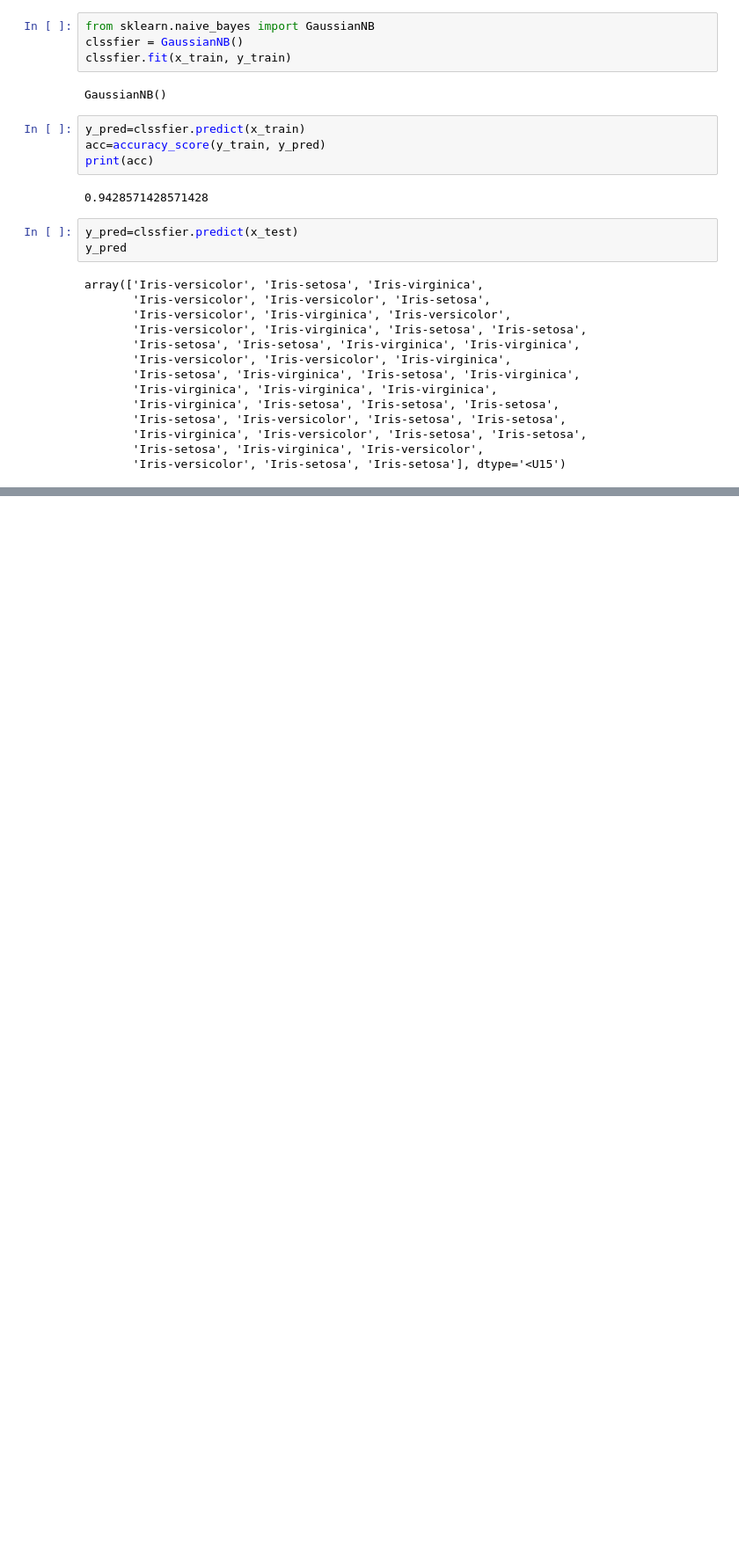
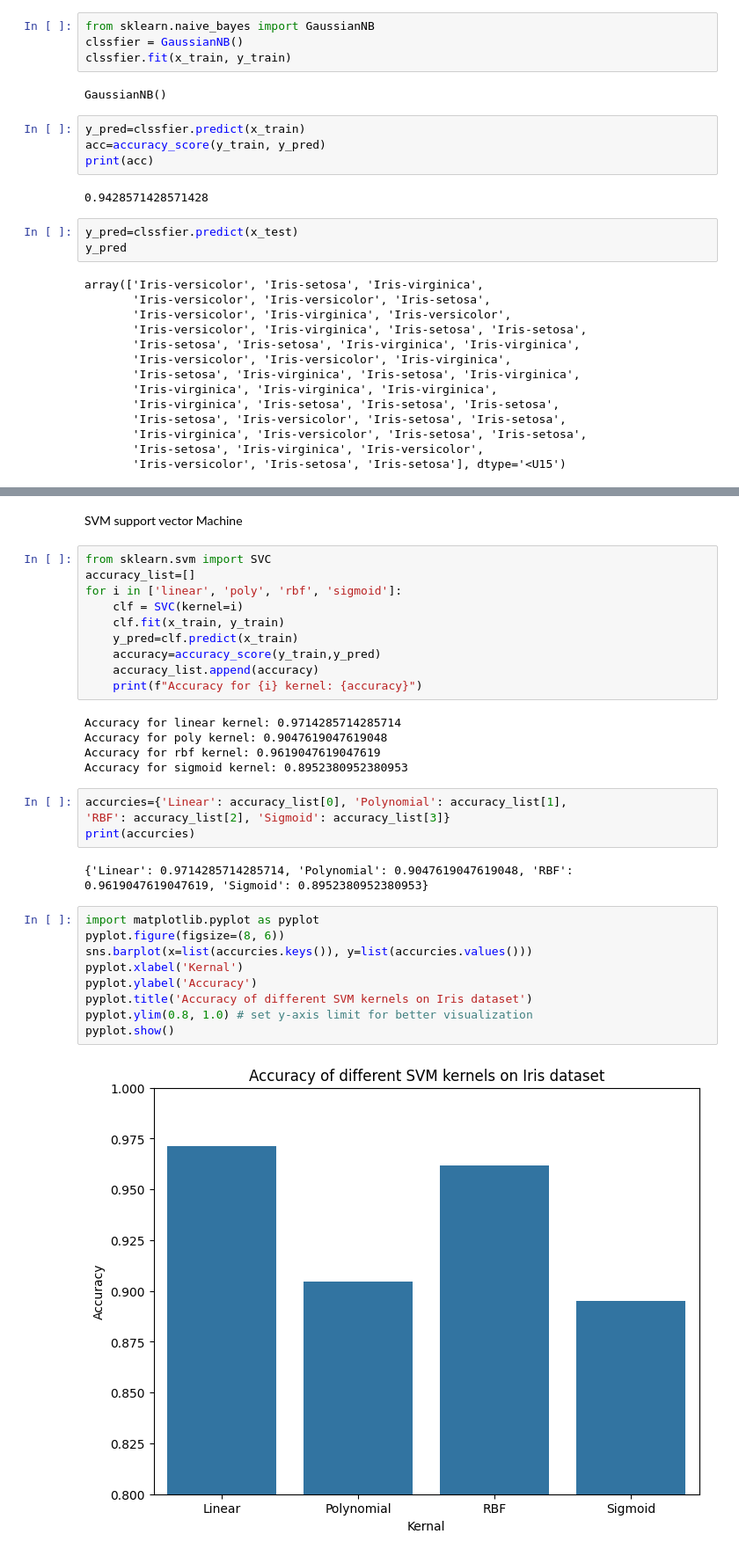
Before and after one commit to krushnaDash/iit-gen-ai, a Jupyter notebook: knn-svm-bayes-classifier/knn-svm-bayes.ipynb, the cells around one changed output, grey strips where cells are left out. Shown at 88% size. Drawn from its saved outputs; the diff is of its cells as text; blank space fills up the shorter version.

```diff
--- a/knn-svm-bayes-classifier/knn-svm-bayes.ipynb
+++ b/knn-svm-bayes-classifier/knn-svm-bayes.ipynb
@@ -90,0 +138,34 @@ array(['Iris-versicolor', 'Iris-setosa', 'Iris-virginica',
+# %% [markdown]
+SVM support vector Machine
+# %%
+from sklearn.svm import SVC
+accuracy_list=[]
+for i in ['linear', 'poly', 'rbf', 'sigmoid']:
+    clf = SVC(kernel=i)
+    clf.fit(x_train, y_train)
+    y_pred=clf.predict(x_train)
+    accuracy=accuracy_score(y_train,y_pred)
+    accuracy_list.append(accuracy)
+    print(f"Accuracy for {i} kernel: {accuracy}")
+# %% [output]
+Accuracy for linear kernel: 0.9714285714285714
+Accuracy for poly kernel: 0.9047619047619048
+Accuracy for rbf kernel: 0.9619047619047619
+Accuracy for sigmoid kernel: 0.8952380952380953
+# %%
+accurcies={'Linear': accuracy_list[0], 'Polynomial': accuracy_list[1],
+'RBF': accuracy_list[2], 'Sigmoid': accuracy_list[3]}
+print(accurcies)
+# %% [output]
+{'Linear': 0.9714285714285714, 'Polynomial': 0.9047619047619048, 'RBF': 0.9619047619047619, 'Sigmoid': 0.8952380952380953}
+# %%
+import matplotlib.pyplot as pyplot
+pyplot.figure(figsize=(8, 6))
+sns.barplot(x=list(accurcies.keys()), y=list(accurcies.values()))
+pyplot.xlabel('Kernal')
+pyplot.ylabel('Accuracy')
+pyplot.title('Accuracy of different SVM kernels on Iris dataset')
+pyplot.ylim(0.8, 1.0) # set y-axis limit for better visualization
+pyplot.show()
+# %% [output]
+[figure, added]
```
Also changed, not shown: parts of 15 cells of this notebook, 24 other files.
